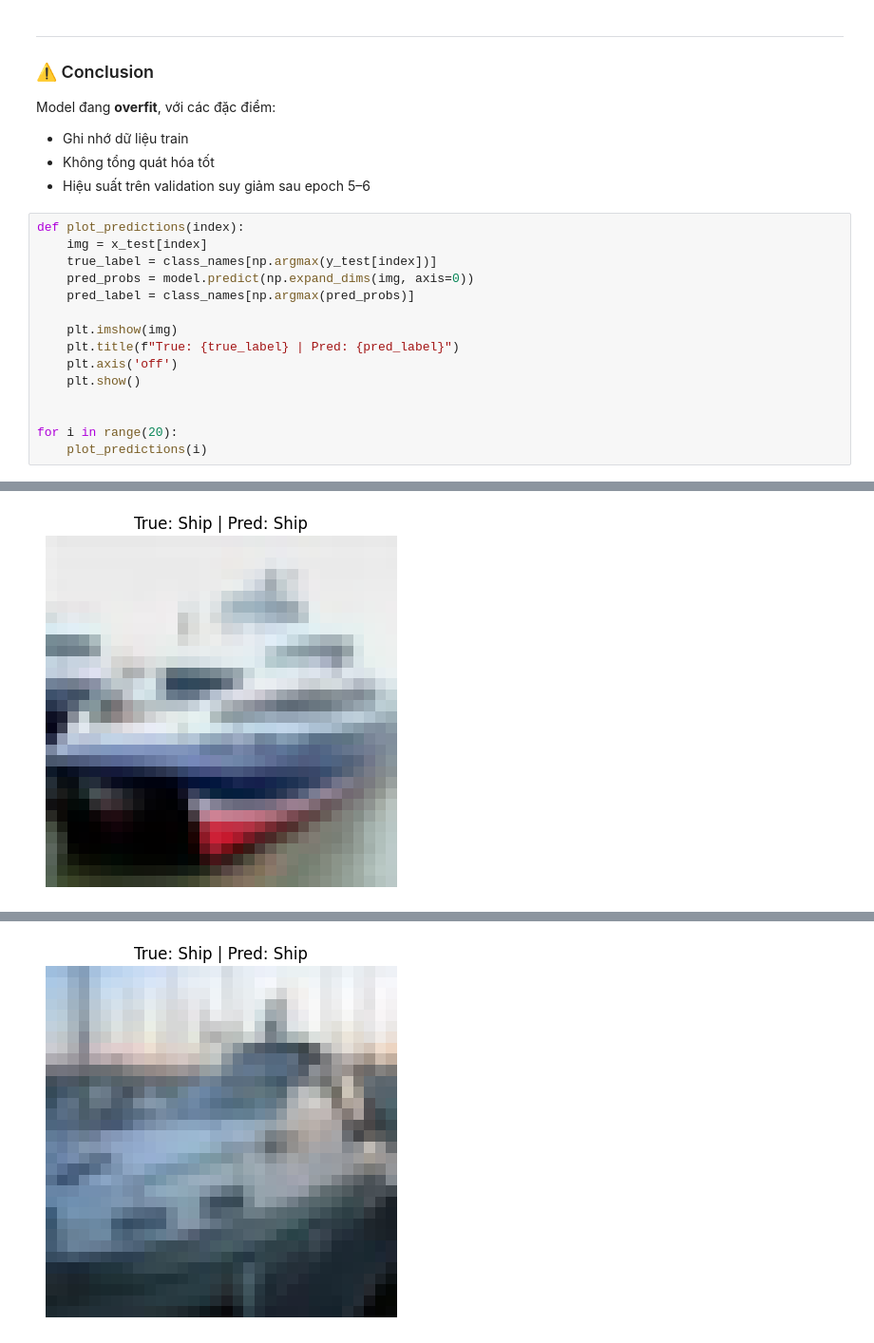
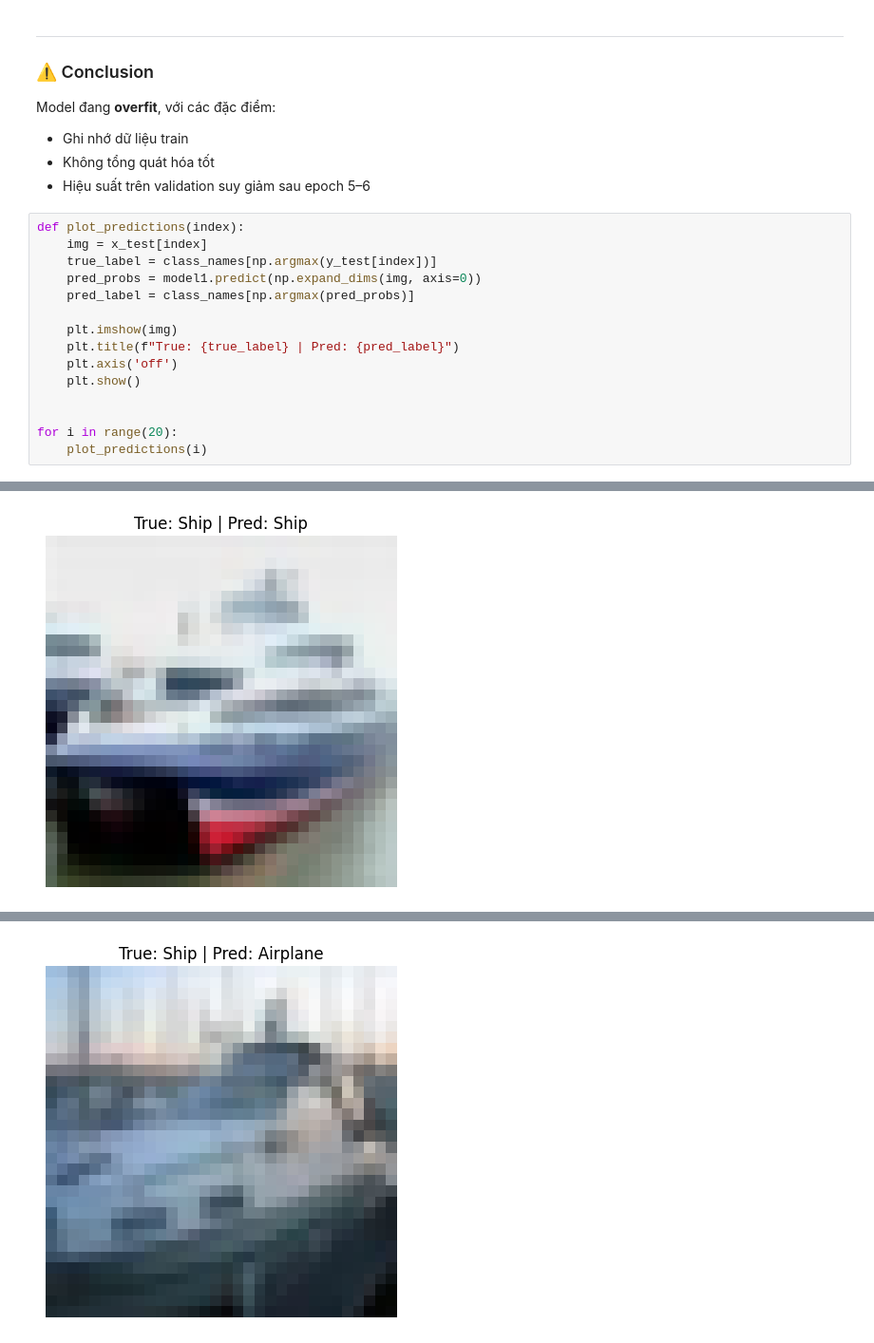
Before and after one commit to baohuy2209/deep-learning-for-computer-vision, a Jupyter notebook: notebooks/01_image_classification_using_CNN_Cifar10.ipynb, the cells around one changed output, grey strips where cells are left out. Shown at 95% size. Drawn from its saved outputs; the diff is of its cells as text.

```diff
--- a/notebooks/01_image_classification_using_CNN_Cifar10.ipynb
+++ b/notebooks/01_image_classification_using_CNN_Cifar10.ipynb
@@ -309,7 +319,7 @@ Model đang **overfit**, với các đặc điểm:
 def plot_predictions(index):
     img = x_test[index]
     true_label = class_names[np.argmax(y_test[index])]
-    pred_probs = model.predict(np.expand_dims(img, axis=0))
+    pred_probs = model1.predict(np.expand_dims(img, axis=0))
     pred_label = class_names[np.argmax(pred_probs)]
 
     plt.imshow(img)
@@ -329 +339 @@ for i in range(20):
-[figure, old version]
+[figure, new version]
```
Also changed, not shown: parts of 7 cells of this notebook, 12 other files.
